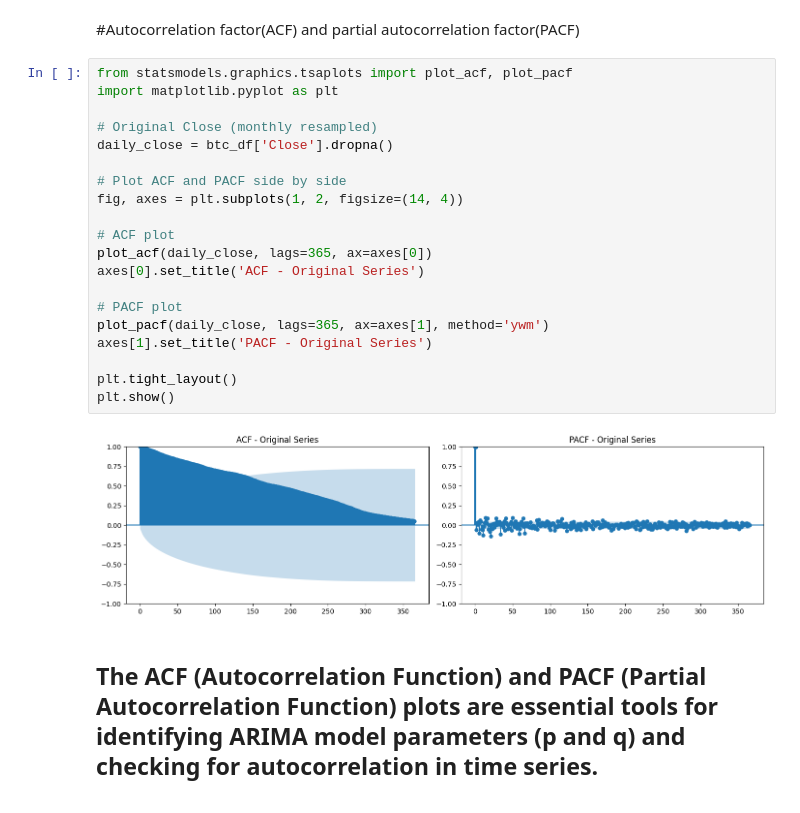
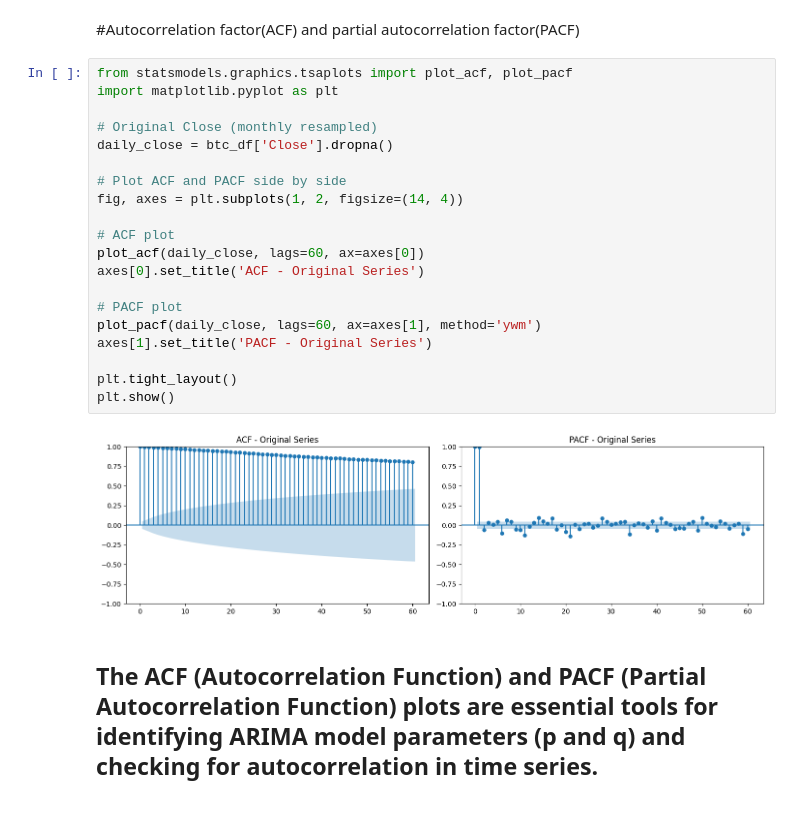
Before and after one commit to DataDrivenAkanksha/Cryptocurrency_price_forecasting, a Jupyter notebook: Cryptocurrency_daily_price_forecasting_Final.ipynb, the cells around one changed output. Saved outputs shown, nothing was run; the diff lists cells and outputs as text.

```diff
--- a/Cryptocurrency_daily_price_forecasting_Final.ipynb
+++ b/Cryptocurrency_daily_price_forecasting_Final.ipynb
@@ -400,25 +401,25 @@ So the test suggests  BTC Close prices are non-stationary — which is very comm
 # %%
 from statsmodels.graphics.tsaplots import plot_acf, plot_pacf
 import matplotlib.pyplot as plt
 
 # Original Close (monthly resampled)
 daily_close = btc_df['Close'].dropna()
 
 # Plot ACF and PACF side by side
 fig, axes = plt.subplots(1, 2, figsize=(14, 4))
 
 # ACF plot
-plot_acf(daily_close, lags=365, ax=axes[0])
+plot_acf(daily_close, lags=60, ax=axes[0])
 axes[0].set_title('ACF - Original Series')
 
 # PACF plot
-plot_pacf(daily_close, lags=365, ax=axes[1], method='ywm')
+plot_pacf(daily_close, lags=60, ax=axes[1], method='ywm')
 axes[1].set_title('PACF - Original Series')
 
 plt.tight_layout()
 plt.show()
 # %% [output]
-[figure, old version]
+[figure, new version]
 # %% [markdown]
 The ACF (Autocorrelation Function) and PACF (Partial Autocorrelation Function) plots are essential tools for identifying ARIMA model parameters (p and q) and checking for autocorrelation in time series.
 ----
```
Also changed, not shown: parts of 63 cells of this notebook.
